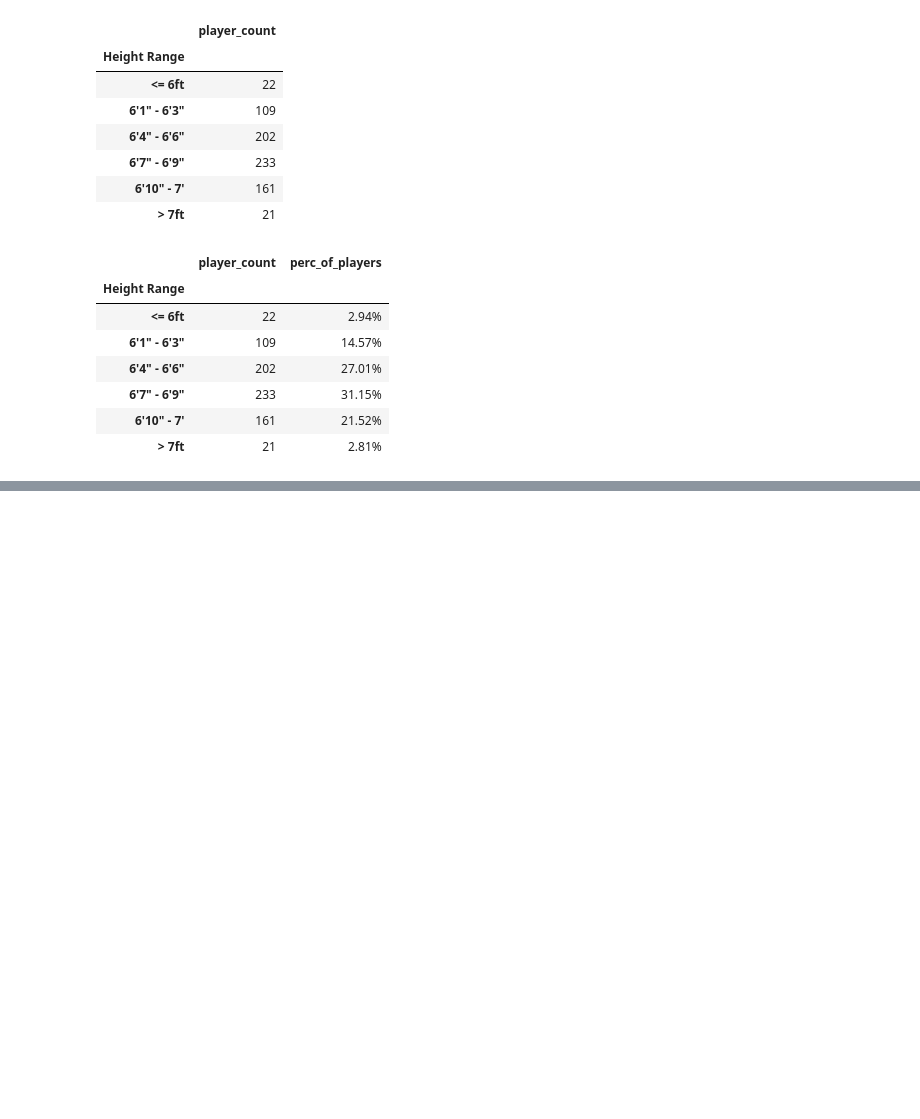
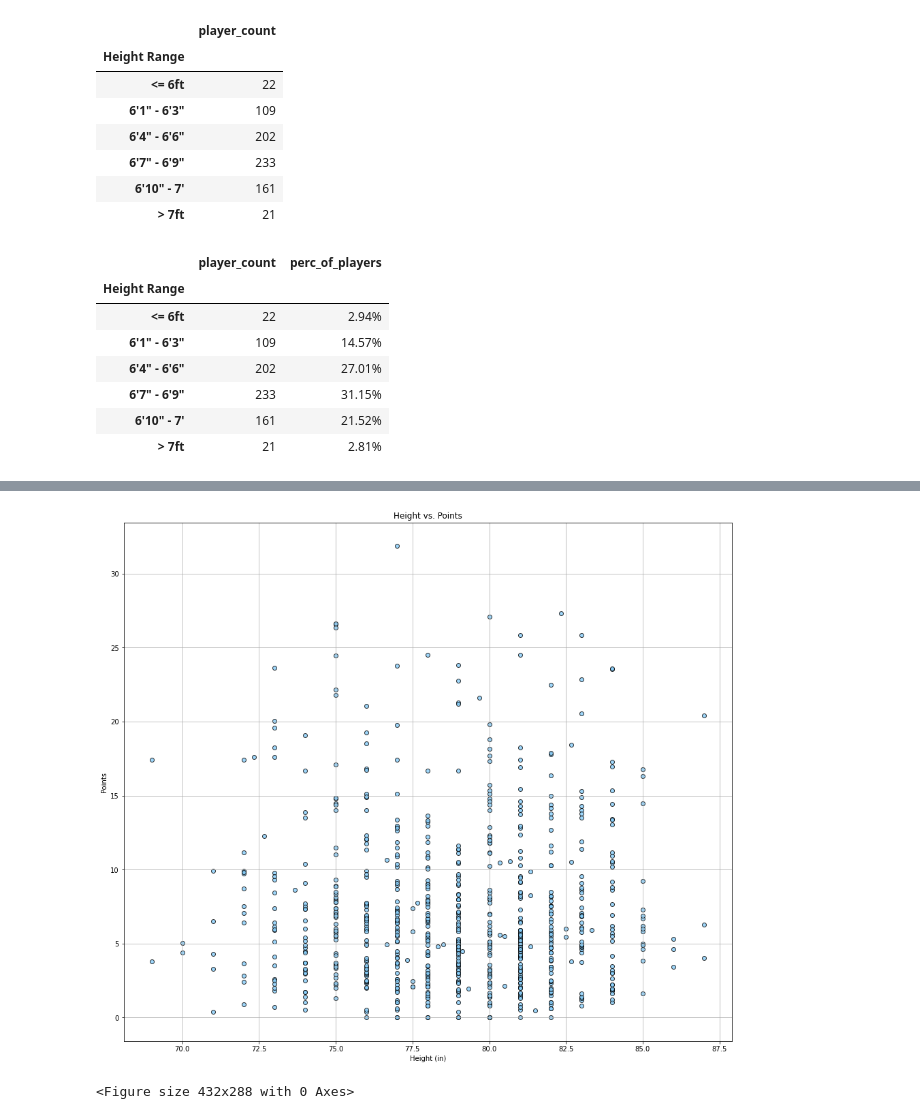
Before and after one commit to ic17rey/butler-groupA-project1, a Jupyter notebook: nba_height_project_analysis.ipynb, the cells around one changed output, grey strips where cells are left out. Cells and saved outputs as stored; diff of their text form; code cells hidden in the pictures; blank space fills up the shorter version.

Commit message:
Creating scatter plots for height vs other factors

```diff
--- a/nba_height_project_analysis.ipynb
+++ b/nba_height_project_analysis.ipynb
@@ -147,0 +178,21 @@ binning_nba_heights_df
+# %%
+# The maximum x value for our chart will be 100
+x_limit = 90
+
+# List of values from 0 to 100 each value being 1 greater than the last
+x_axis = np.arange(64, x_limit, 2)
+
+figure1 = plt.figure(figsize=(16,14))
+
+plt.scatter(nba_stats_df['height (in)'], nba_stats_df['pts'], marker = 'o', facecolors='lightskyblue',\
+                                      edgecolors="black", alpha=.80)
+plt.title('Height vs. Points')
+plt.xlabel('Height (in)')
+plt.ylabel('Points')
+
+plt.grid()
+plt.show()
+plt.tight_layout()
+# %% [output]
+[figure, added]
+<Figure size 432x288 with 0 Axes>
```
Also changed, not shown: parts of 9 cells of this notebook.
